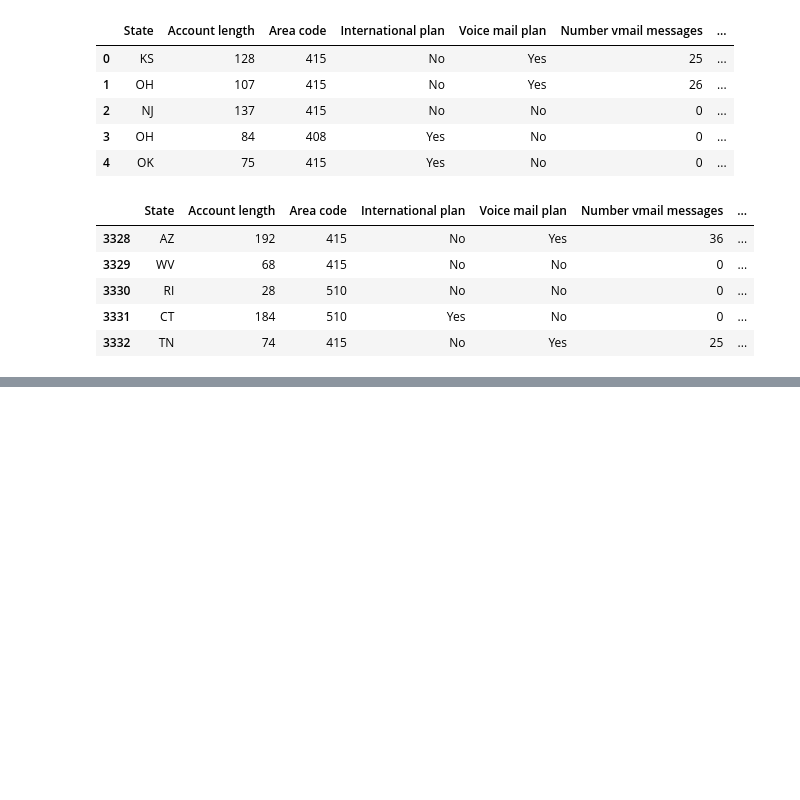
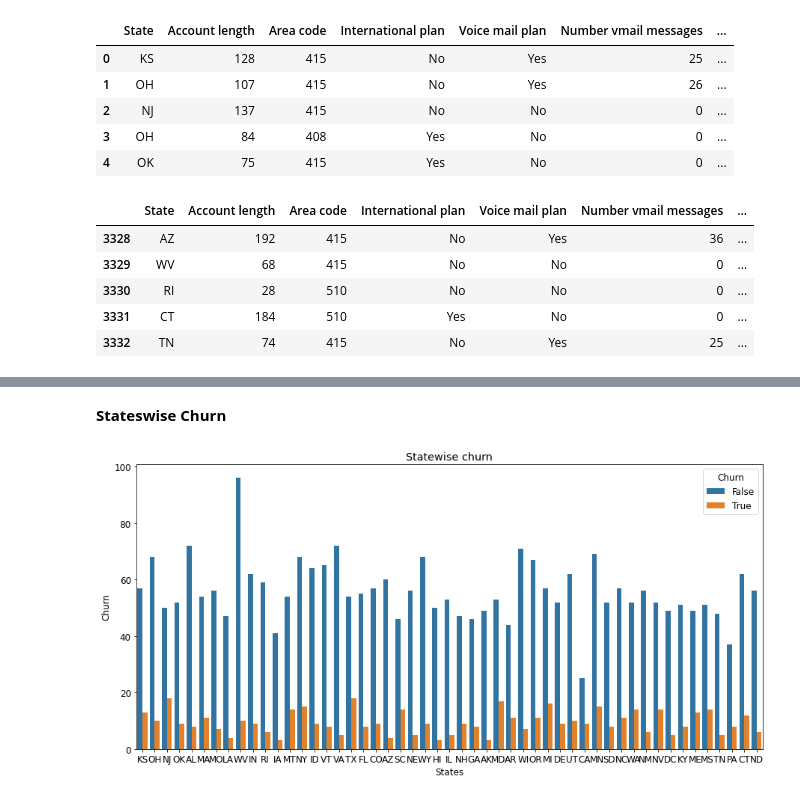
Before and after one commit to Ka275578/telecom_churn_analysis, a Jupyter notebook: telecom_churn_analysis.ipynb, the cells around one changed output, grey strips where cells are left out. Drawn from its saved outputs; the diff is of its cells as text; code cells hidden in the pictures; blank space fills up the shorter version.

```diff
--- a/telecom_churn_analysis.ipynb
+++ b/telecom_churn_analysis.ipynb
@@ -48,0 +209,12 @@ df.tail()
+# %% [markdown]
+**Stateswise Churn**
+# %%
+plt.figure(figsize=(15,7))
+plt.title('Statewise churn')
+sns.countplot(x = 'State', hue = 'Churn', data = df)
+plt.xlabel('States')
+plt.ylabel('Churn')
+#plt.xticks(rotation = 0)
+plt.show()
+# %% [output]
+[figure, added]
```
Also changed, not shown: parts of 14 cells of this notebook.
